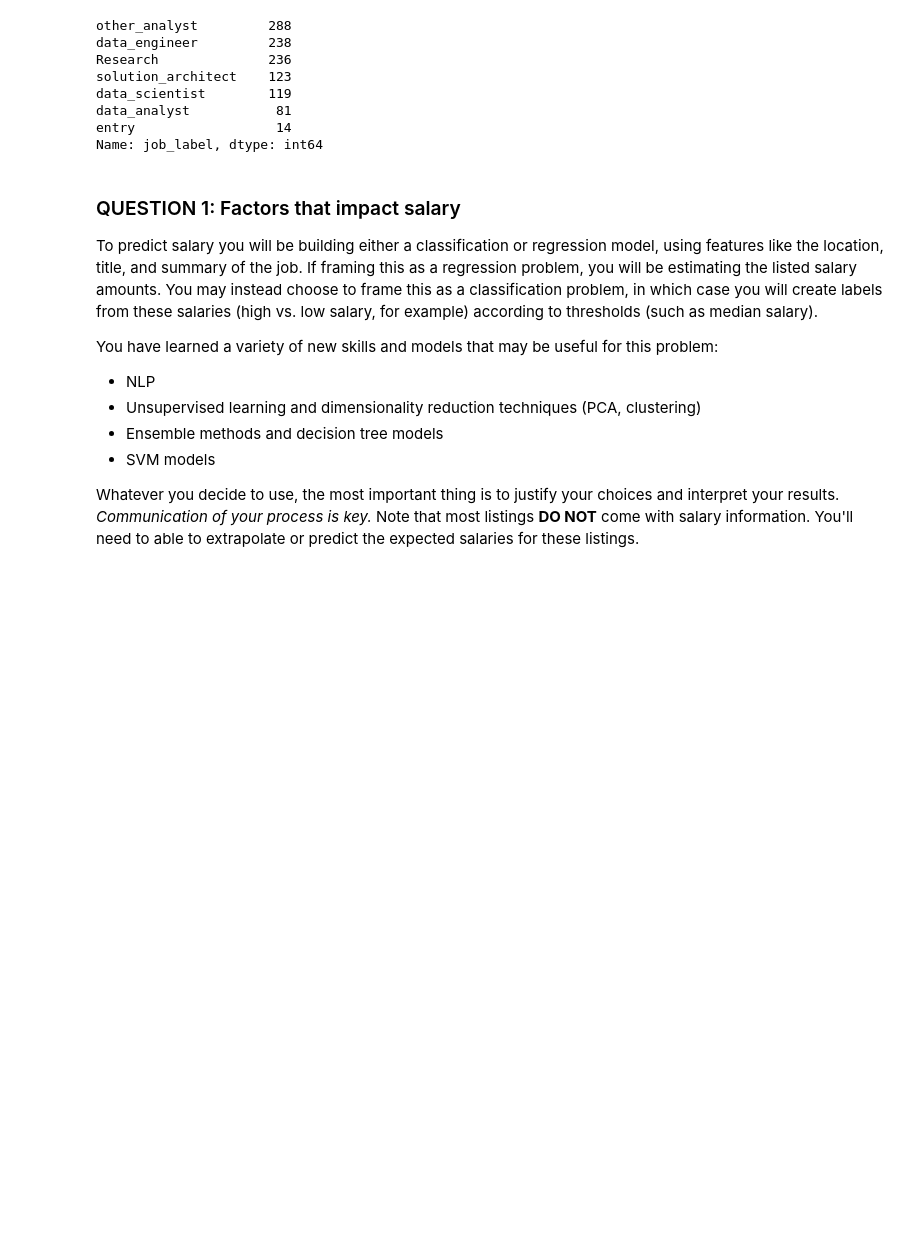
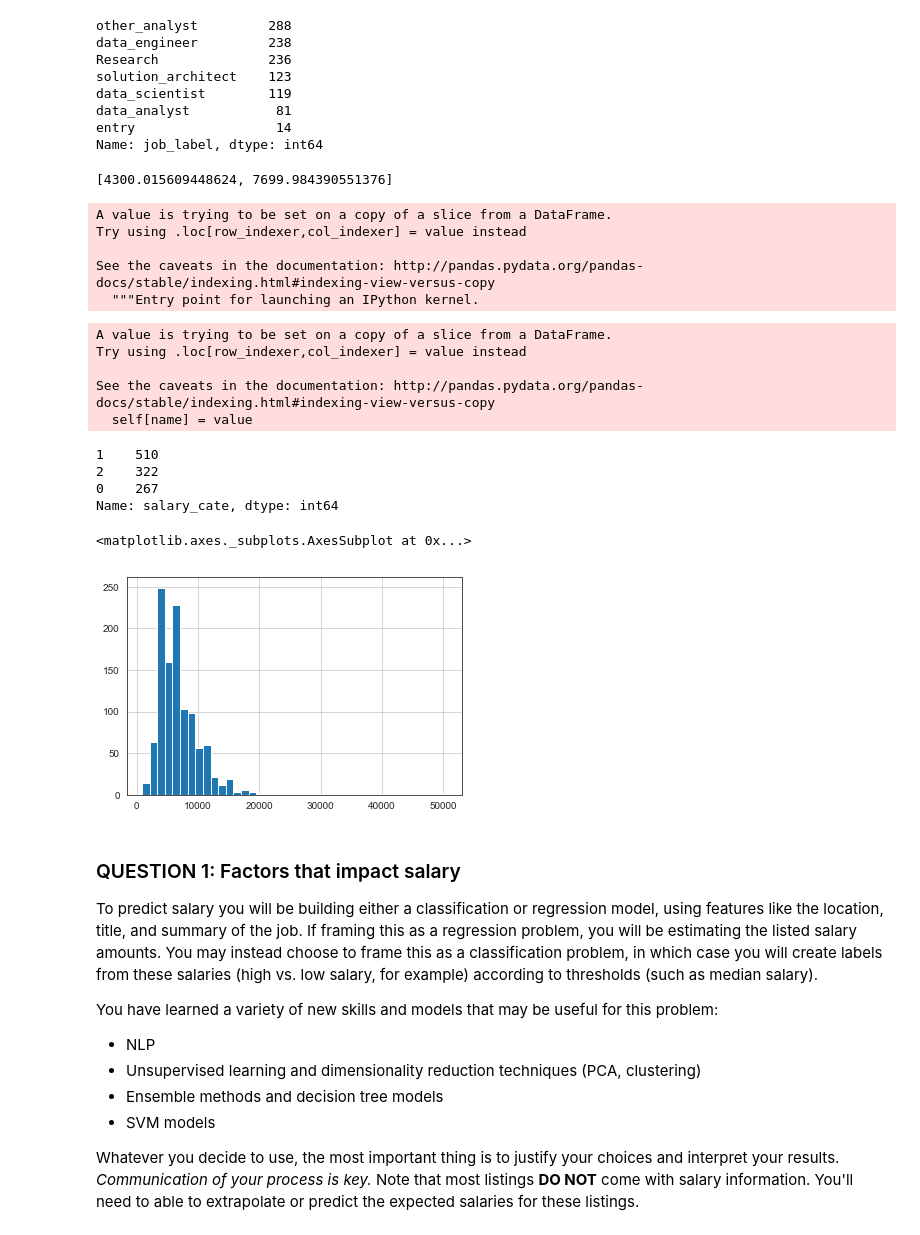
Before and after one commit to Miaowshroom/project-4, a Jupyter notebook: Project_4.ipynb, the cells around one changed output. Saved outputs shown, nothing was run; the diff lists cells and outputs as text; code cells hidden in the pictures; blank space fills up the shorter version.

```diff
--- a/Project_4.ipynb
+++ b/Project_4.ipynb
@@ -224,3 +244,45 @@ q1_jobs = job_post[job_post.job_label.notnull()]
+# %%
+middle_salary = [(salary_mean - salary_mean_std/2), (salary_mean + salary_mean_std/2)]
+# %%
+middle_salary
+# %% [output]
+[4300.015609448624, 7699.984390551376]
+# %%
+q1_jobs['salary_cate'] = np.nan
+# %% [output]
+A value is trying to be set on a copy of a slice from a DataFrame.
+Try using .loc[row_indexer,col_indexer] = value instead
+
+See the caveats in the documentation: http://pandas.pydata.org/pandas-docs/stable/indexing.html#indexing-view-versus-copy
+  """Entry point for launching an IPython kernel.
+# %%
+def salary_to_cate(x, middle_salary = middle_salary ):
+    if x<middle_salary[0]:
+        return 0
+    elif x<middle_salary[1]:
+        return 1
+    else:
+        return 2
+# %%
+q1_jobs.salary_cate = q1_jobs.job_salaries_mean.map(salary_to_cate)
+# %% [output]
+A value is trying to be set on a copy of a slice from a DataFrame.
+Try using .loc[row_indexer,col_indexer] = value instead
+
+See the caveats in the documentation: http://pandas.pydata.org/pandas-docs/stable/indexing.html#indexing-view-versus-copy
+  self[name] = value
+# %%
+q1_jobs.salary_cate.value_counts()
+# %% [output]
+1    510
+2    322
+0    267
+Name: salary_cate, dtype: int64
+# %%
+q1_jobs.job_salaries_mean.hist(bins=40)
+# %% [output]
+<matplotlib.axes._subplots.AxesSubplot at 0x...>
+[figure, added]
 # %% [markdown]
 ### QUESTION 1: Factors that impact salary
 
```
Also changed, not shown: parts of 54 cells of this notebook, 1 other file.
